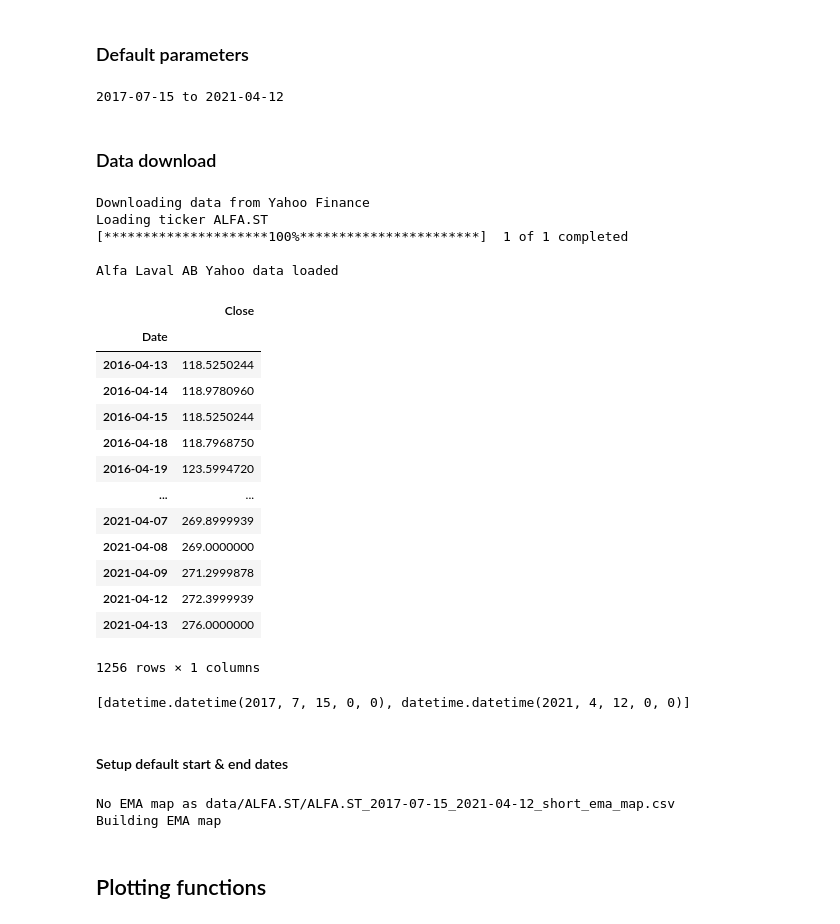
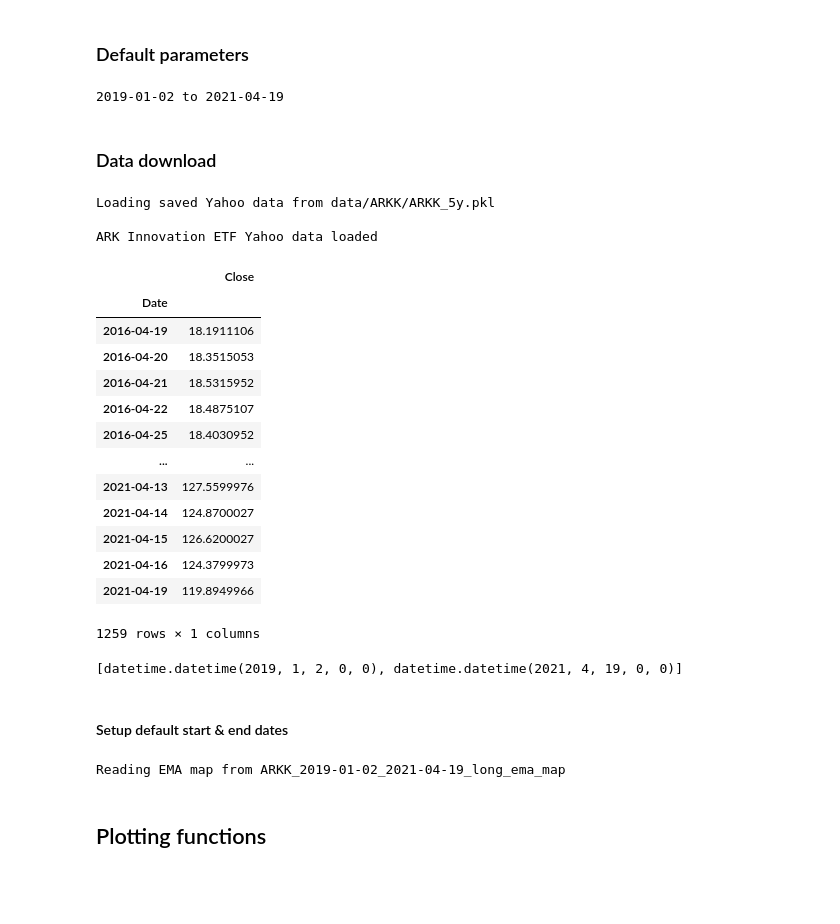
Before and after one commit to Ursuline/asset_management, a Jupyter notebook: moving_avg_oo.ipynb, the cells around one changed output. Saved outputs shown, nothing was run; the diff lists cells and outputs as text; code cells hidden in the pictures; blank space fills up the shorter version.

```diff
--- a/moving_avg_oo.ipynb
+++ b/moving_avg_oo.ipynb
@@ -37,61 +38,59 @@ import ticker as tkr
 color_schemes = dft.SURFACE_COLOR_SCHEMES
 N_MAXIMA_SAVE = 20 # number of maxima to save to file
 
-START_DATE = '2017-07-15'
+START_DATE = '2019-01-02'
 # %%
-STRATEGY = 'short'
-END_DATE = dft.YESTERDAY
-#END_DATE = '2021-04-09'
+STRATEGY = 'long'
+END_DATE = dft.TODAY
+#END_DATE = '2021-04-16'
 
-TICKER     = 'ALFA.ST'
-REFRESH    = True # Download fresh Yahoo data
+TICKER     = 'ARKK'
+REFRESH_YAHOO = False # Download fresh Yahoo data
 print(START_DATE, 'to',END_DATE)
 # %% [output]
-2017-07-15 to 2021-04-12
+2019-01-02 to 2021-04-19
 # %% [markdown]
 ### Data download
 # %%
 try:
     ticker_obj = tra.load_security_oo(dirname = dft.DATA_DIR,
                                       ticker  = TICKER,
-                                      refresh = REFRESH,
+                                      refresh = REFRESH_YAHOO,
                                       period  = dft.DEFAULT_PERIOD,
                                       dates = [START_DATE, END_DATE]
                                      )
 except IndexError:
     print(f'Could not load {TICKER}')
     print(f'Error type {sys.exc_info()[0]}')
 
 security = pd.DataFrame(ticker_obj.get_market_data()[f'Close_{TICKER}'])
 security.rename(columns={f'Close_{TICKER}': "Close"},
                     inplace=True)
 security
 # %% [output]
-Downloading data from Yahoo Finance
-Loading ticker ALFA.ST
-[*********************100%***********************]  1 of 1 completed
+Loading saved Yahoo data from data/ARKK/ARKK_5y.pkl
 
-Alfa Laval AB Yahoo data loaded
+ARK Innovation ETF Yahoo data loaded
 |  | Close |
 | Date |  |
-| 2016-04-13 | 118.5250244 |
-| 2016-04-14 | 118.9780960 |
-| 2016-04-15 | 118.5250244 |
-| 2016-04-18 | 118.7968750 |
-| 2016-04-19 | 123.5994720 |
+| 2016-04-19 | 18.1911106 |
+| 2016-04-20 | 18.3515053 |
+| 2016-04-21 | 18.5315952 |
+| 2016-04-22 | 18.4875107 |
+| 2016-04-25 | 18.4030952 |
 | ... | ... |
-| 2021-04-07 | 269.8999939 |
-| 2021-04-08 | 269.0000000 |
-| 2021-04-09 | 271.2999878 |
-| 2021-04-12 | 272.3999939 |
-| 2021-04-13 | 276.0000000 |
+| 2021-04-13 | 127.5599976 |
+| 2021-04-14 | 124.8700027 |
+| 2021-04-15 | 126.6200027 |
+| 2021-04-16 | 124.3799973 |
+| 2021-04-19 | 119.8949966 |
-1256 rows × 1 columns
+1259 rows × 1 columns
 # %%
 # Set date range
 date_range = util.get_datetime_date_range(security, START_DATE, END_DATE)
 print(date_range)
 # %% [output]
-[datetime.datetime(2017, 7, 15, 0, 0), datetime.datetime(2021, 4, 12, 0, 0)]
+[datetime.datetime(2019, 1, 2, 0, 0), datetime.datetime(2021, 4, 19, 0, 0)]
 # %% [markdown]
 #### Setup default start & end dates
 # %%
@@ -135,8 +134,7 @@ else: # If not saved, compute it
 topomap.build_best_emas(N_MAXIMA_SAVE)
 best_span, best_buffer, best_ema, hold = topomap.get_global_max()
 # %% [output]
-No EMA map as data/ALFA.ST/ALFA.ST_2017-07-15_2021-04-12_short_ema_map.csv
-Building EMA map
+Reading EMA map from ARKK_2019-01-02_2021-04-19_long_ema_map
 # %% [markdown]
 ## Plotting functions
 # %%
```
Also changed, not shown: parts of 12 cells of this notebook, 8 other files.
